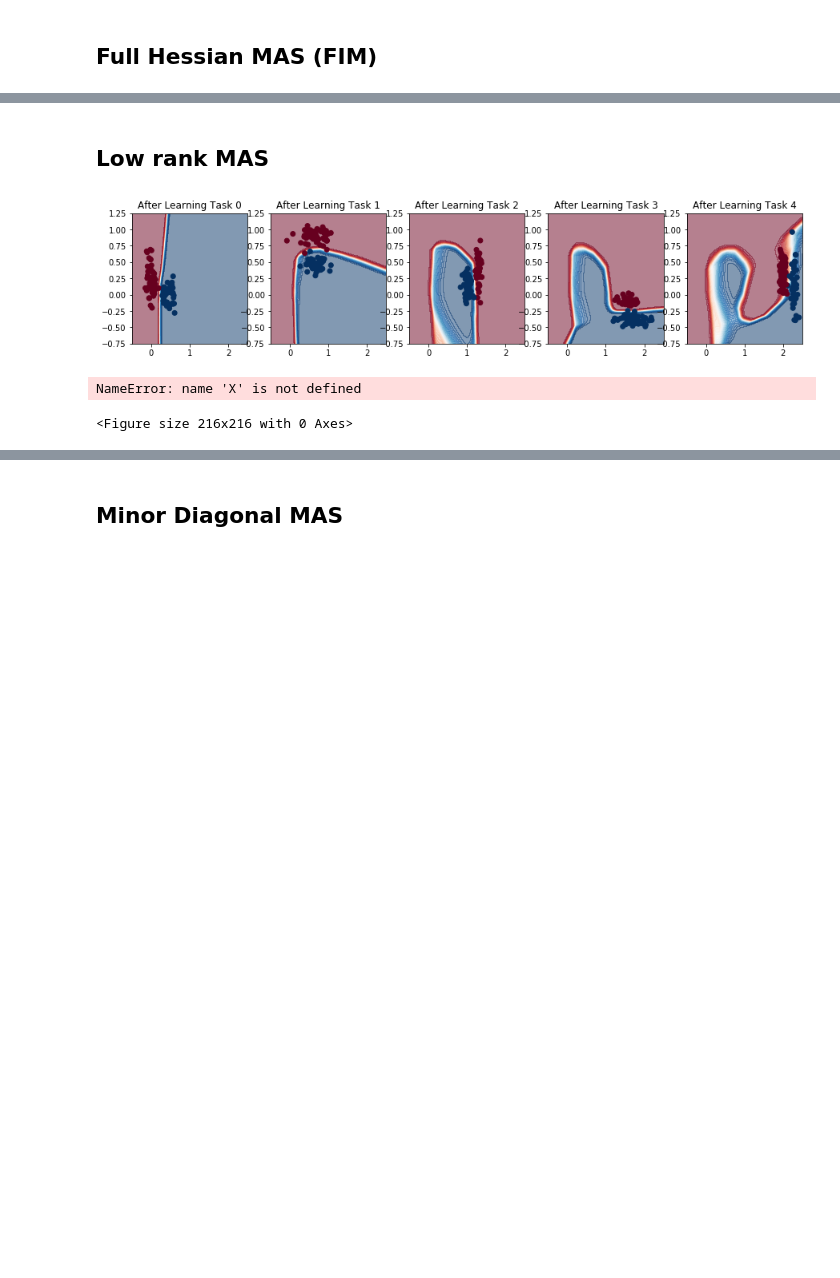
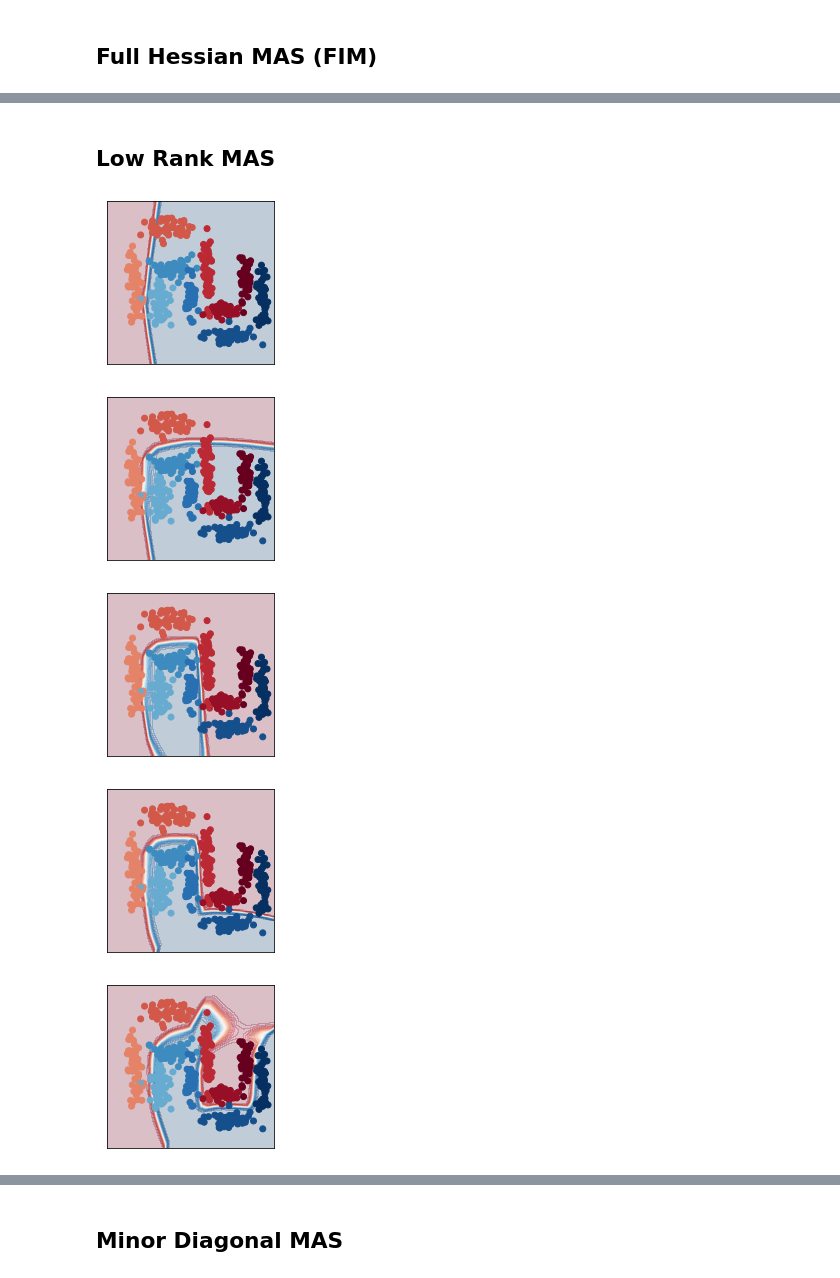
Before and after one commit to lihr04/corel2m, a Jupyter notebook: quad_sequential_lines_mas.ipynb, the cells around one changed output, grey strips where cells are left out. Saved outputs shown, nothing was run; the diff lists cells and outputs as text; code cells hidden in the pictures; blank space fills up the shorter version.

```diff
--- a/quad_sequential_lines_mas.ipynb
+++ b/quad_sequential_lines_mas.ipynb
@@ -62,13 +65,19 @@ torch.manual_seed(seed)
 datagen = Lines(max_iter=num_task, num_samples=n_samples)
 train_loader,test_loader=datagen.get_sequential_lines(n_task=num_task,batch_size=batch_size)
 # %%
-fig,ax =plt.subplots(1,1,figsize=(3,3))
+fig, ax = plt.subplots(1,1,figsize=(3,3))
+sample_list = []
+label_list = []
 for i in range(num_task):
     iter_data=iter(train_loader[i])
     sample,label=iter_data.next()
-    ax.scatter(sample[:,0],sample[:,1],c=label,cmap='RdBu')
-# ax.set_xlim([-1.2,1.2])
-# ax.set_ylim([-1.2,1.2])
+    sample_list.append(sample)
+    label_list.append((label-0.5)*(4+i))
+sample_list = torch.cat(sample_list)
+label_list = torch.cat(label_list)
+ax.scatter(sample_list[:,0],sample_list[:,1],c=label_list,cmap='RdBu')
+ax.set_xlim([-0.5,2.5])
+ax.set_ylim([-0.75,1.25])
 ax.set_xticks([])
 ax.set_yticks([])
 plt.show()
@@ -334,75 +417,55 @@ Text(0.5, 0.98, 'Using Full Hessian of MAS Regularizer')
 # %% [markdown]
-## Low rank MAS
+## Low Rank MAS
 # %%
-low_rank_mas_importance=1e+2
+low_rank_mas_importance=1e4
 
 random.seed(seed)
 np.random.seed(seed)
 torch.manual_seed(seed)
 
 ## define a MLP model
 model=mlp.MLP(input_size=input_size,output_size=output_size,
               hidden_size=hidden_sizes,activation=activation,
               require_bias=True,device=device).to(device)
 # model.apply(weights_init)
-low_rank_mas= LowRankMAS(model,device=device,alpha=mas_alpha,n_bucket=1)
-
-fig, ax=plt.subplots(1,num_task,figsize=(3*num_task,3))
+low_rank_mas= LowRankMAS(model,device=device,alpha=mas_alpha,n_bucket=num_sketches)
 
 ## performing training
 loss_low_rank_mas, acc_low_rank_mas = {}, {}
 for task in tqdm(range(num_task)):
     loss_low_rank_mas[task] = []
     acc_low_rank_mas[task] = []
     for _ in tqdm(range(epochs)):
         optimizer = torch.optim.Adam(params=model.parameters(),lr=lr)
-        loss_low_rank_mas[task].append(train_test_model.regularized_train_classifier(regularizer=low_rank_mas,
+        loss_low_rank_mas[task].append(train_test_model.mas_train_classifier(mas=low_rank_mas,
                                                                       optimizer=optimizer,
                                                                       data_loader=train_loader[task],
-                                                                      importance=full_mas_importance,
+                                                                      importance=low_rank_mas_importance,
                                                                       device=device))
         for sub_task in range(task + 1):
             acc_low_rank_mas[sub_task].append(train_test_model.test_classifier(model=low_rank_mas.model,
                                                                  data_loader=test_loader[sub_task],
                                                                  device=device))
     low_rank_mas.consolidate(train_loader[task])
 
+    plt.figure(figsize=(3,3))
     # Plot decision boundary
     pred=nn.Softmax(-1)(model(grid.to(device)))[:,1].reshape(150,100).detach().cpu().numpy()
-    ax[task].contourf(X, Y, pred,cmap='RdBu', alpha=0.5,levels=50)
+    plt.contourf(X, Y, pred,cmap='RdBu', alpha=0.25,levels=50)
     # Plot data
-    iter_data=iter(train_loader[task])
-    sample,label=iter_data.next()
-    ax[task].scatter(sample[:,0],sample[:,1],c=label,cmap='RdBu')
-    ax[task].set_xlim(-0.5,2.5)
-    ax[task].set_ylim(-0.75,1.25)
-    ax[task].set_xticks([])
-    ax[task].set_yticks([])
-#     ax[task].set_title('After Learning Task %d'%task)
-plt.savefig("figure/toy_low_rank_mas.pdf", bbox_inches='tight')
-plt.show()
+    plt.scatter(sample_list[:,0],sample_list[:,1],c=label_list,cmap='RdBu')
+    plt.xlim([-0.5,2.5])
+    plt.ylim([-0.75,1.25])
+    plt.xticks([])
+    plt.yticks([])
+    if save_plot: plt.savefig("figure/toy_low_rank_mas_task_%d.pdf"%(task+1), bbox_inches='tight')
+    plt.show()
 # %% [output]
-[figure, old version]
+[figure, new version]
+[figure, added]
+[figure, added]
+[figure, added]
+[figure, added]
-# %%
-plt.figure(figsize=(3,3))
-plt.contourf(X, Y, pred,cmap='RdBu', alpha=0.5,levels=50)
-sample_list = []
-label_list = []
-for i in range(num_task):
-    iter_data=iter(train_loader[i])
-    sample,label=iter_data.next()
-    sample_list.append(sample)
-    label_list.append(label)
-sample_list = torch.cat(sample_list)
-label_list = torch.cat(label_list)
-plt.scatter(sample_list[:,0],sample_list[:,1],c=label,cmap='RdBu')
-plt.xlim(-0.5,2.5)
-plt.ylim(-0.75,1.25)
-plt.savefig("figure/toy_low_rank_mas_final.pdf", bbox_inches='tight')
-plt.show()
-# %% [output]
-NameError: name 'X' is not defined
-<Figure size 216x216 with 0 Axes>
 # %%
 fig, ax=plt.subplots(1,2,figsize=(10,5))
 for t, v in loss_low_rank_mas.items():
```
Also changed, not shown: parts of 27 cells of this notebook, 33 other files.
